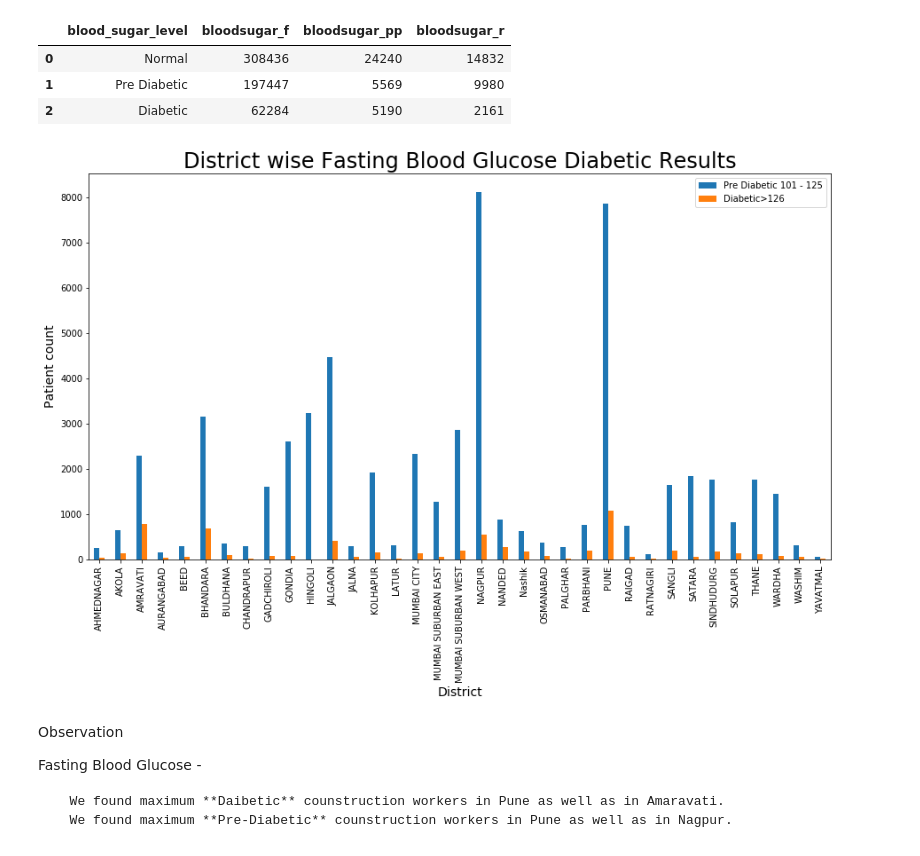
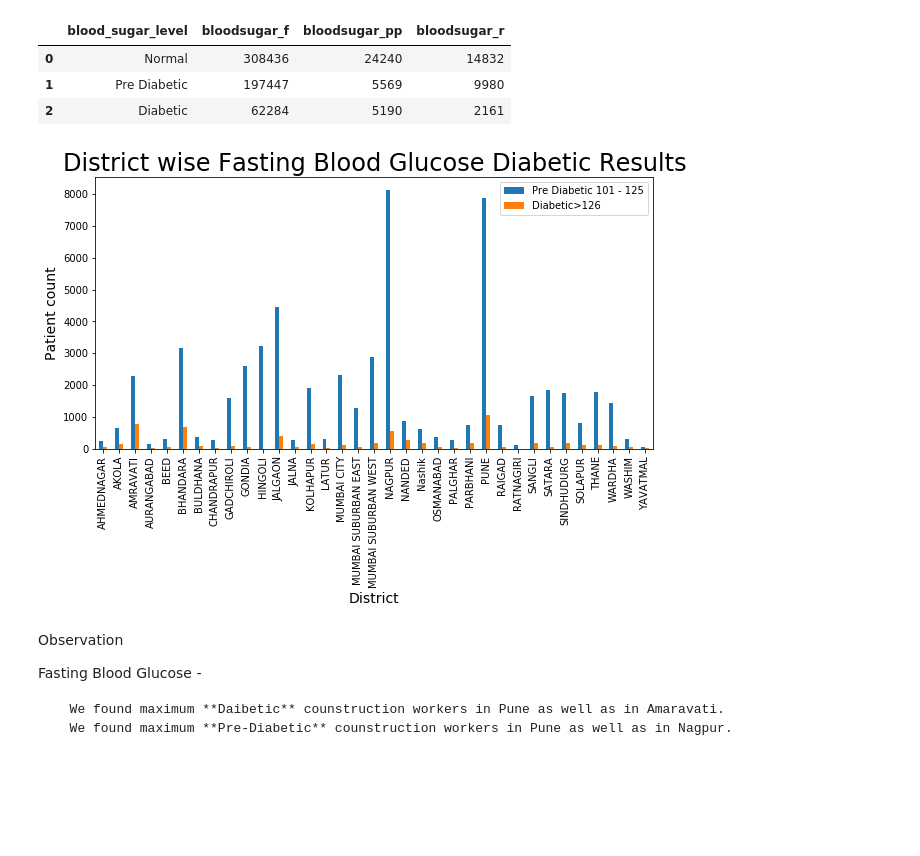
Before and after one commit to dharmendra-chouhan/s2datascience, a Jupyter notebook: Extracted_Construction_Worker_Patient_Details_Files.ipynb, the cells around one changed output. Drawn from its saved outputs; the diff is of its cells as text; code cells hidden in the pictures; blank space fills up the shorter version.

```diff
--- a/Extracted_Construction_Worker_Patient_Details_Files.ipynb
+++ b/Extracted_Construction_Worker_Patient_Details_Files.ipynb
@@ -880,21 +880,29 @@ bloodsugar_df
 | 1 | Pre Diabetic | 197447 | 5569 | 9980 |
 | 2 | Diabetic | 62284 | 5190 | 2161 |
 # %%
-mearge = pd.merge(bloodsugar_predf,
+bloodsugar_predf = df1[(df1['bloodsugar_f']) > 101 & (df1['bloodsugar_f'] <=125)].groupby(['distname']).agg({"regdid": pd.Series.nunique}).apply(list)
+bloodsugar_predf = bloodsugar_predf.reset_index()
+bloodsugar_predf.rename(columns={'regdid': 'Pre Diabetic 101 - 125'}, inplace=True)
+
+bloodsugar_diabeticdf = df1[(df1['bloodsugar_f']) >=126].groupby(['distname']).agg({"regdid": pd.Series.nunique}).apply(list)
+bloodsugar_diabeticdf = bloodsugar_diabeticdf.reset_index()
+bloodsugar_diabeticdf.rename(columns={'regdid': 'Diabetic>126'}, inplace=True)
+
+fastblooddf = pd.merge(bloodsugar_predf,
                  bloodsugar_diabeticdf[['distname',  'Diabetic>126']],
                  on=['distname'],
                  how='left')
-plt.rcParams['figure.figsize'] =[15,8]
-df = pd.DataFrame(mearge)
+plt.rcParams['figure.figsize'] =[10,5]
+df = pd.DataFrame(fastblooddf)
 
 df.plot(x="distname", y=['Pre Diabetic 101 - 125','Diabetic>126'], kind="bar")
 plt.xticks(rotation=90)
 plt.title('District wise Fasting Blood Glucose Diabetic Results',fontsize=24)
 plt.xlabel('District',fontsize=14)
 plt.ylabel('Patient count',fontsize=14)
 plt.show()
 # %% [output]
-[figure, old version]
+[figure, new version]
 # %% [markdown]
 Observation
 
```
